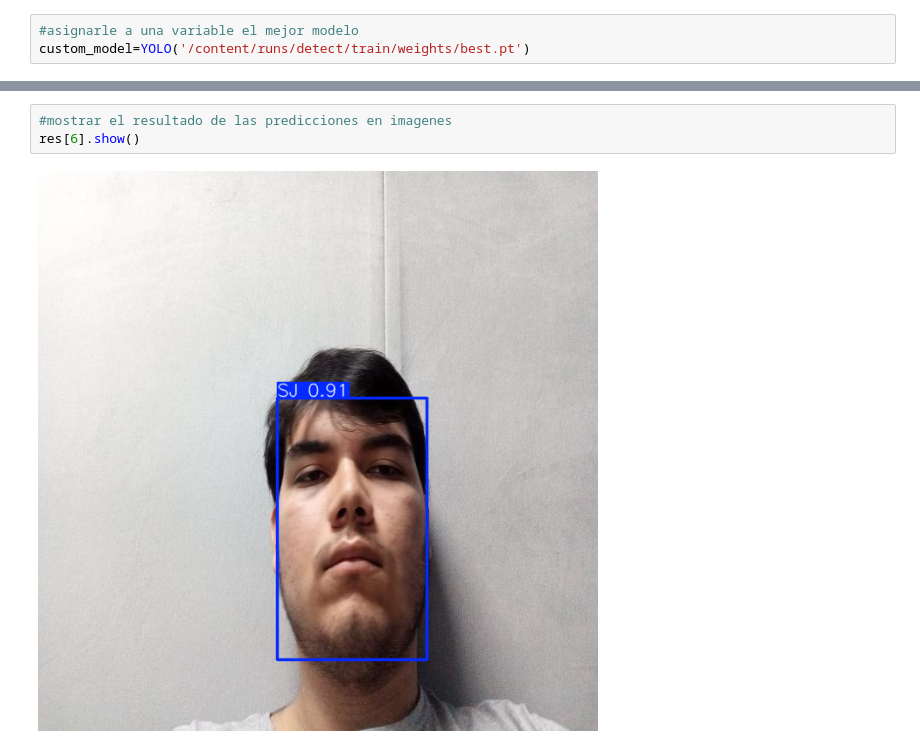
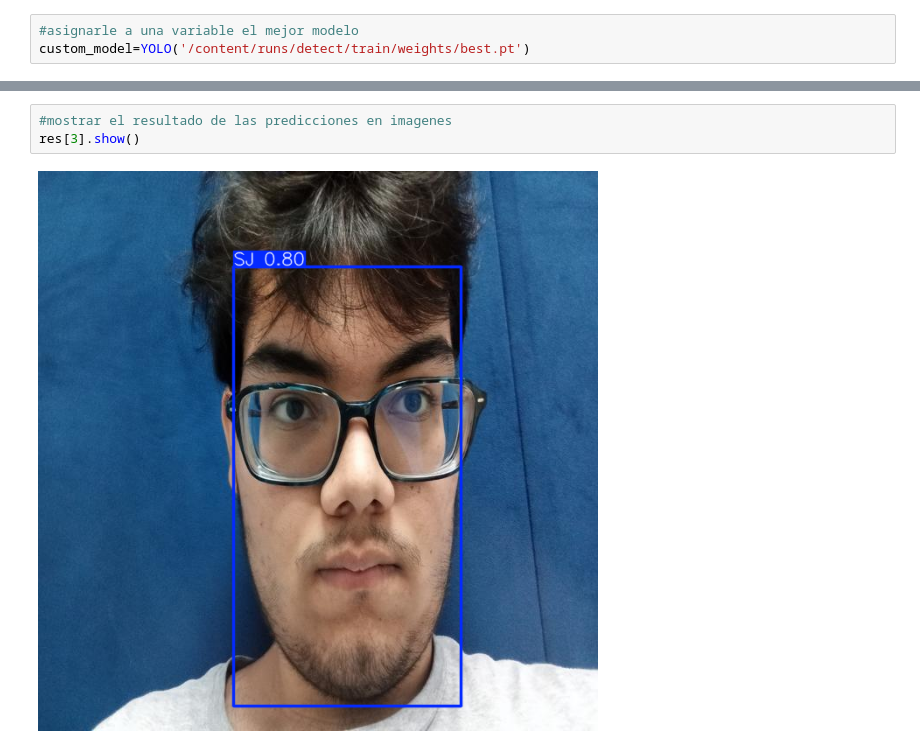
Before and after one commit to Sj-kronton/IA_2025, a Jupyter notebook: modelo_YOLO.ipynb, the cells around one changed output, grey strips where cells are left out. Drawn from its saved outputs; the diff is of its cells as text.

```diff
--- a/modelo_YOLO.ipynb
+++ b/modelo_YOLO.ipynb
@@ -88,5 +94,5 @@ Speed: 1.6ms preprocess, 15.6ms inference, 1.2ms postprocess per image at shape
 # %%
 #mostrar el resultado de las predicciones en imagenes
-res[6].show()
+res[3].show()
 # %% [output]
-[figure, old version]
+[figure, new version]
```
Also changed, not shown: parts of 4 cells of this notebook.
